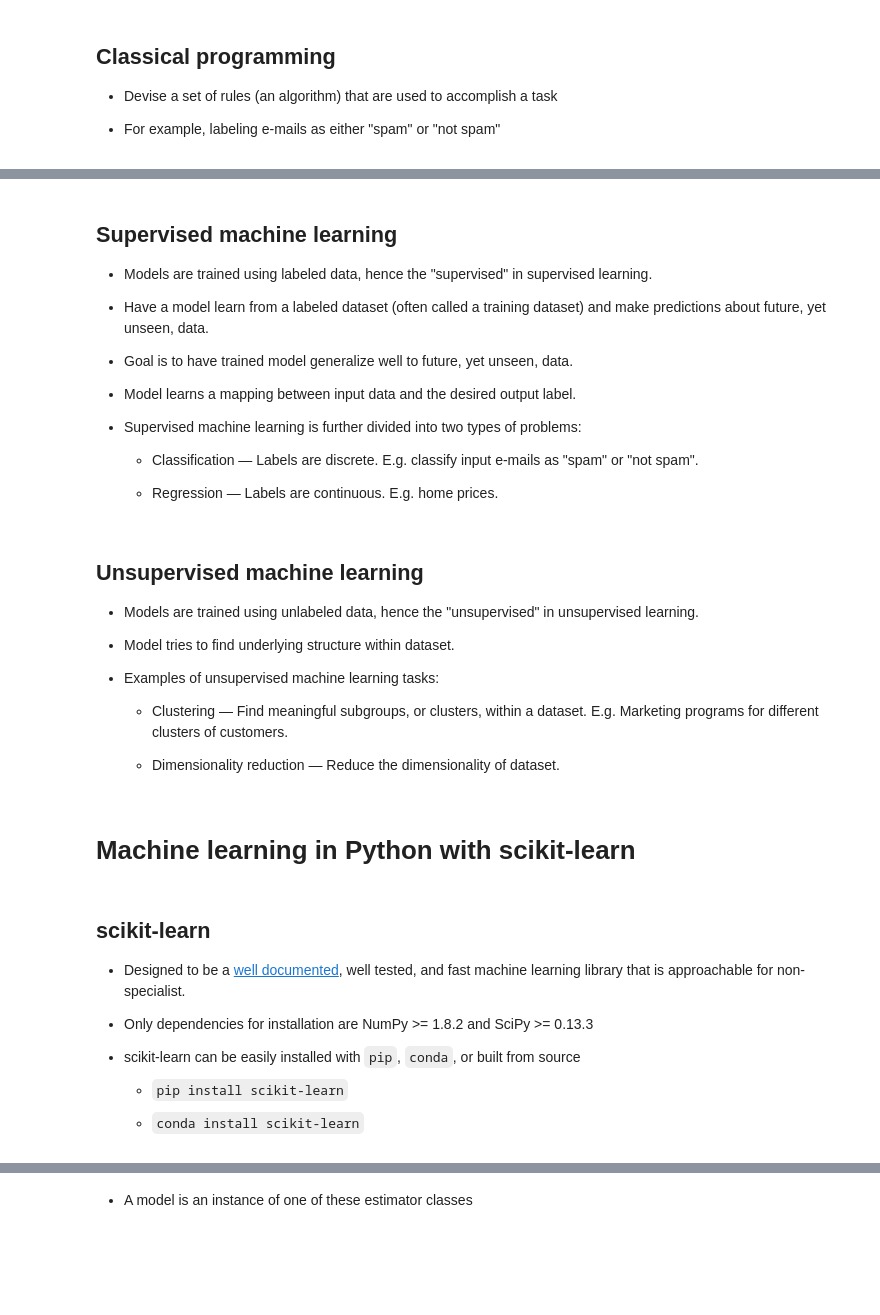
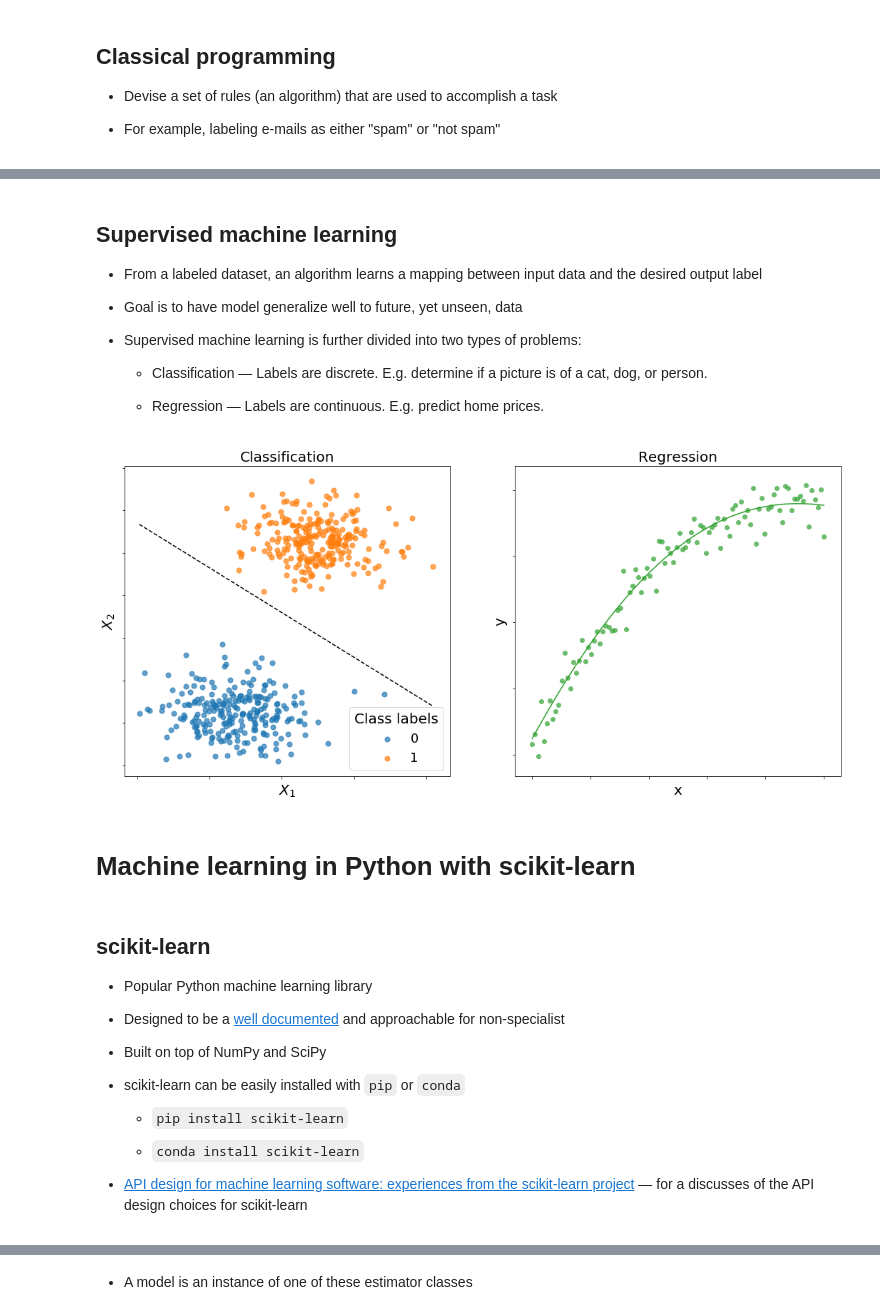
Before and after one commit to jrbourbeau/madpy-ml-sklearn-2018, a Jupyter notebook: machine-learning-sklearn-madpy.ipynb, the cells around one changed output, grey strips where cells are left out. Saved outputs shown, nothing was run; the diff lists cells and outputs as text; code cells hidden in the pictures; blank space fills up the shorter version.

```diff
--- a/machine-learning-sklearn-madpy.ipynb
+++ b/machine-learning-sklearn-madpy.ipynb
@@ -104,43 +87,35 @@ Image source: [_Deep Learning with Python_](https://www.manning.com/books/deep-l
 # %% [markdown]
 ## Supervised machine learning
 
-- Models are trained using labeled data, hence the "supervised" in supervised learning.
+- From a labeled dataset, an algorithm learns a mapping between input data and the desired output label
 
-- Have a model learn from a labeled dataset (often called a training dataset) and make predictions about future, yet unseen, data.
-
-- Goal is to have trained model generalize well to future, yet unseen, data.
-
-- Model learns a mapping between input data and the desired output label.
+- Goal is to have model generalize well to future, yet unseen, data
 
 - Supervised machine learning is further divided into two types of problems:
-    <!-- - Classification &mdash; specify which of `k` categories some input belongs to. E.g. classify input e-mails as "spam" or "not spam".-->
 
-    - Classification &mdash; Labels are discrete. E.g. classify input e-mails as "spam" or "not spam".
+    - Classification &mdash; Labels are discrete. E.g. determine if a picture is of a cat, dog, or person.
 
-    - Regression &mdash; Labels are continuous. E.g. home prices.
+    - Regression &mdash; Labels are continuous. E.g. predict home prices.
-# %% [markdown]
-## Unsupervised machine learning
-
-- Models are trained using unlabeled data, hence the "unsupervised" in unsupervised learning.
-
-- Model tries to find underlying structure within dataset.
-
-- Examples of unsupervised machine learning tasks:
-
-    - Clustering &mdash; Find meaningful subgroups, or clusters, within a dataset. E.g. Marketing programs for different clusters of customers.
-
-    - Dimensionality reduction &mdash; Reduce the dimensionality of dataset.
+# %%
+plotting.plot_classification_vs_regression()
+# %% [output]
+[figure, added]
 # %% [markdown]
 # Machine learning in Python with scikit-learn
 # %% [markdown]
 ## scikit-learn
 
-- Designed to be a [well documented](http://scikit-learn.org/stable/), well tested, and fast machine learning library that is approachable for non-specialist.
+- Popular Python machine learning library
 
-- Only dependencies for installation are NumPy >= 1.8.2 and SciPy >= 0.13.3
+- Designed to be a [well documented](http://scikit-learn.org/stable/) and approachable for non-specialist
 
-- scikit-learn can be easily installed with `pip`, `conda`, or built from source
+- Built on top of NumPy and SciPy
+
+- scikit-learn can be easily installed with `pip` or `conda`
 
     - `pip install scikit-learn`
 
     - `conda install scikit-learn`
+
+- [API design for machine learning software:
+experiences from the scikit-learn project](https://arxiv.org/pdf/1309.0238.pdf) &mdash; for a discusses of the API design choices for scikit-learn
```
Also changed, not shown: parts of 96 cells of this notebook, 20 other files.
